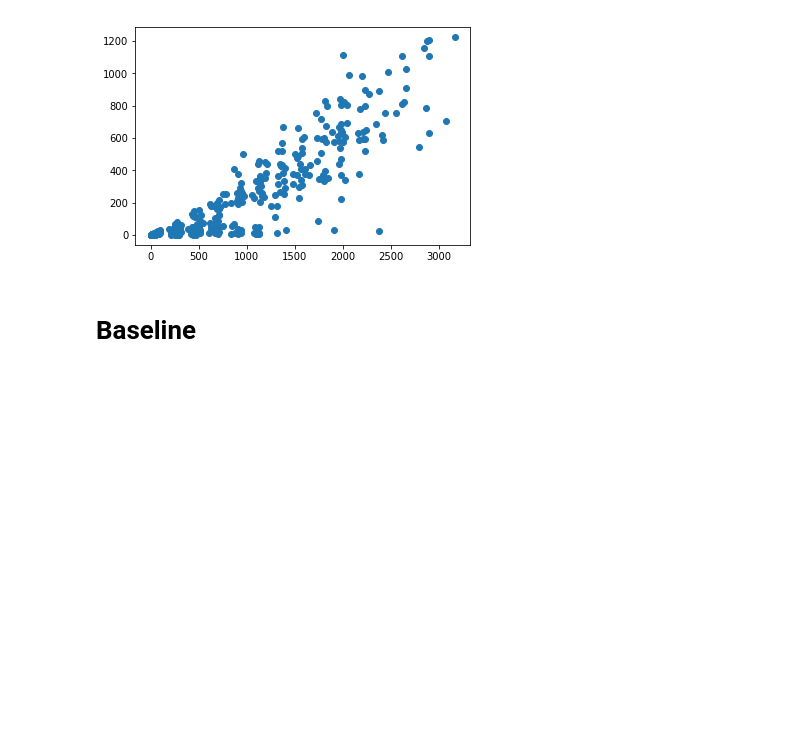
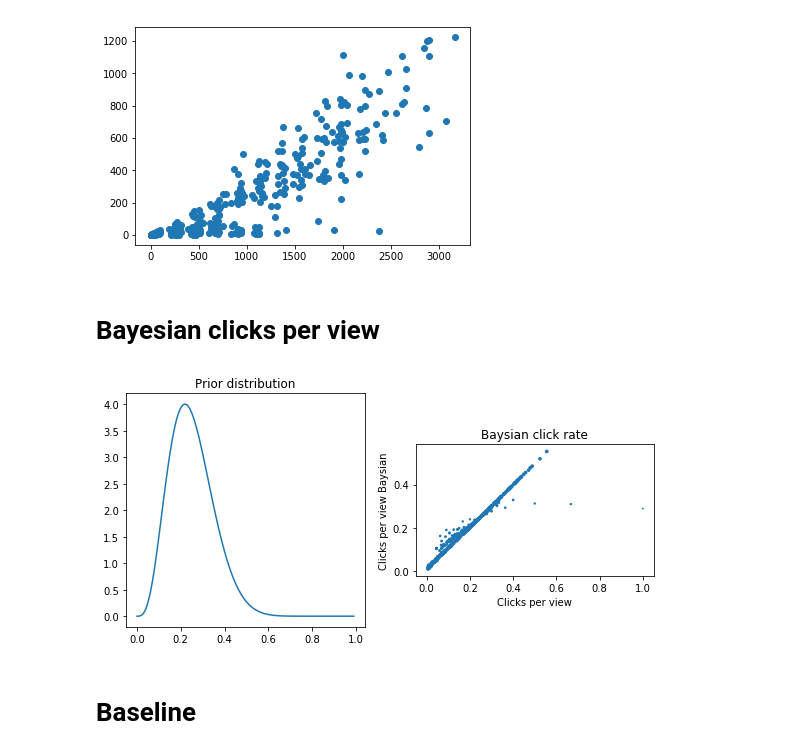
Before and after one commit to rockestate/bootcamp2017, a Jupyter notebook: notebooks/recommandation-engine.ipynb, the cells around one changed output. Saved outputs shown, nothing was run; the diff lists cells and outputs as text; code cells hidden in the pictures; blank space fills up the shorter version.

Commit message:
Add bayesian clicks per view

```diff
--- a/notebooks/recommandation-engine.ipynb
+++ b/notebooks/recommandation-engine.ipynb
@@ -71,6 +72,46 @@ plt.scatter(name_df['views'], name_df['clicks'])
 # %% [output]
 <matplotlib.collections.PathCollection at 0x...>
 [figure]
+# %% [markdown]
+# Bayesian clicks per view
+# %%
+# Get the occurence dataframe
+name_df['clicks'] = name_df['clicks'].fillna(0)
+
+# Calcultate parameters of the priors
+mu = 0.25
+var = 0.06
+prior_a = np.power(((1. - mu) / var - 1. / mu) * mu , 2)
+prior_b = prior_a * (1. / mu - 1.)
+
+x = np.arange(0, 1, 0.01)
+distribution = beta.pdf(x, prior_a, prior_b)
+
+def calculate_baysian_mean(views, clicks):
+    non_clicks = views - clicks
+    if(views==0): print('no views')
+    mean, var, skew, kurt = beta.stats(prior_a + clicks, prior_b + non_clicks, moments='mvsk')
+    return mean
+
+# Calculate for each name the baysian clicks per view
+name_df['clicks_per_view_baysian'] = name_df.apply(lambda row: calculate_baysian_mean(row['views'], row['clicks']), axis=1)
+name_df['clicks_per_view_baysian'] = name_df['clicks_per_view_baysian'].astype(float)
+
+# Some plots
+fig, axes = plt.subplots(nrows=1, ncols=2, figsize=(8,4))
+
+axes[0].plot(x, distribution)
+axes[0].set_title('Prior distribution')
+
+axes[1].scatter(name_df['clicks_per_view'], name_df['clicks_per_view_baysian'], s=np.log(name_df['views']+1))
+axes[1].set_title('Baysian click rate')
+axes[1].set_xlabel('Clicks per view')
+axes[1].set_ylabel('Clicks per view Baysian')
+axes[1].set_aspect('equal')
+
+fig.tight_layout()
+# %% [output]
+[figure, added]
 # %% [markdown]
 # Baseline
 # %%
```
Also changed, not shown: parts of 12 cells of this notebook.
